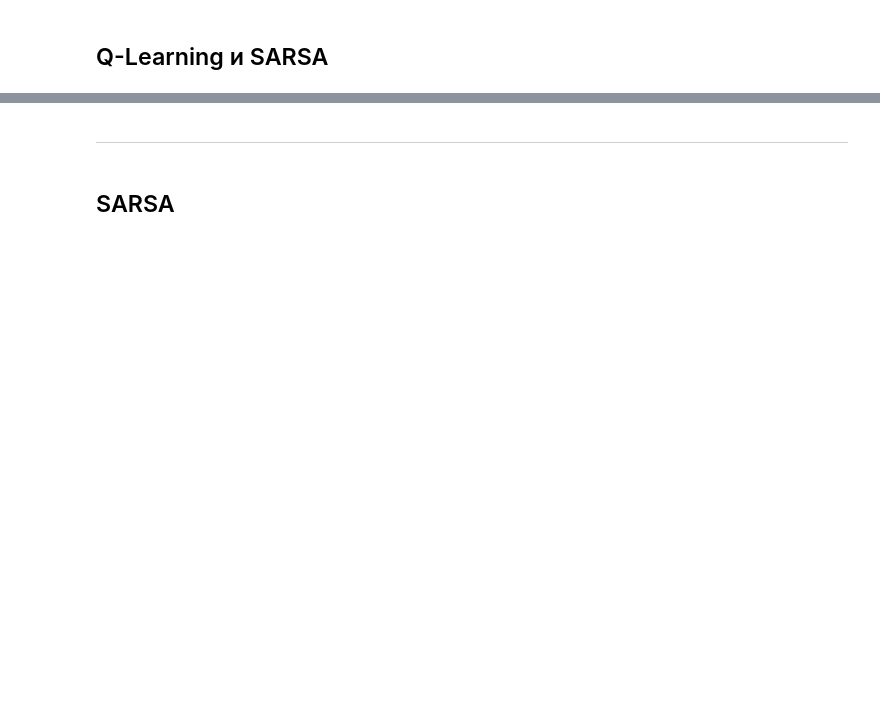
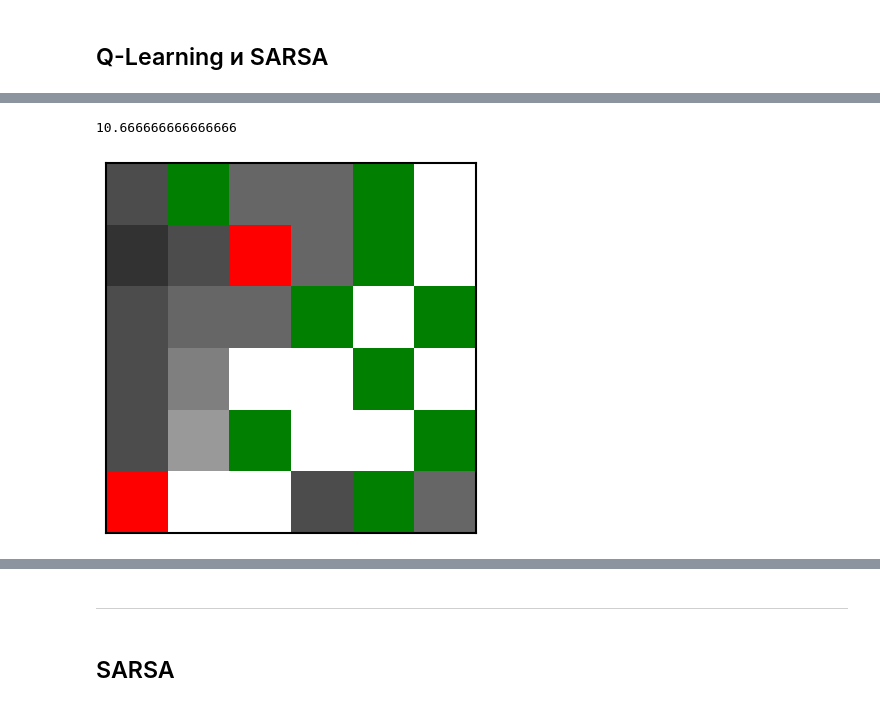
Before and after one commit to cdyhdrxj/rl, a Jupyter notebook: q-learning-sarsa.ipynb, the cells around one changed output, grey strips where cells are left out. Cells and saved outputs as stored; diff of their text form; code cells hidden in the pictures; blank space fills up the shorter version.

```diff
--- a/q-learning-sarsa.ipynb
+++ b/q-learning-sarsa.ipynb
@@ -166,14 +180,27 @@ class Environment:
         i, j = self.agent_position
         fi, fj = self.finish
 
+        # Возвращает знак x
+        def sign(x):
+            if x == 0:
+                return 0
+            return 1 if x > 0 else -1
+
+        # Возвращает значение для клетки (x, y):
+        # 0 - пустая клетка, 1 - труднопроходимая поверхность, 2 - препятствие или стена
         def cell(x, y):
-            if 0 <= x < self.n and 0 <= y < self.m:
-                return self.grid[x][y]
-            return 10
+            if not (0 <= x < self.n and 0 <= y < self.m):
+                return 2
+            val = self.grid[x][y]
+            if val == 0:
+                return 0
+            if val == OBSTACLE:
+                return 2
+            return 1
 
         return (
-            i - fi,
-            j - fj,
+            sign(i - fi),
+            sign(j - fj),
             cell(i, j),
             cell(i-1, j),
             cell(i+1, j),
@@ -209,7 +236,7 @@ class Environment:
         reward = -1
 
         if self.agent_position == self.finish:
-            reward = 1000
+            reward = 50
 
         return self.get_state(), reward
 # %%
@@ -340,0 +442,17 @@ class QLearning:
+# %%
+env = Environment(
+    n=6,
+    m=6,
+    p_walk=0.6,
+    p_obstacle=0.3,
+    number_mud=5, # должно быть пропорционально размерам сетки
+)
+
+# Матожидание кратчайшего пути между стартом и финишем
+print(expected_shortest_path(env))
+# %% [output]
+10.666666666666666
+# %%
+visualize_array(np.array(env.grid), [env.start, env.finish])
+# %% [output]
+[figure, added]
```
Also changed, not shown: parts of 16 cells of this notebook.
